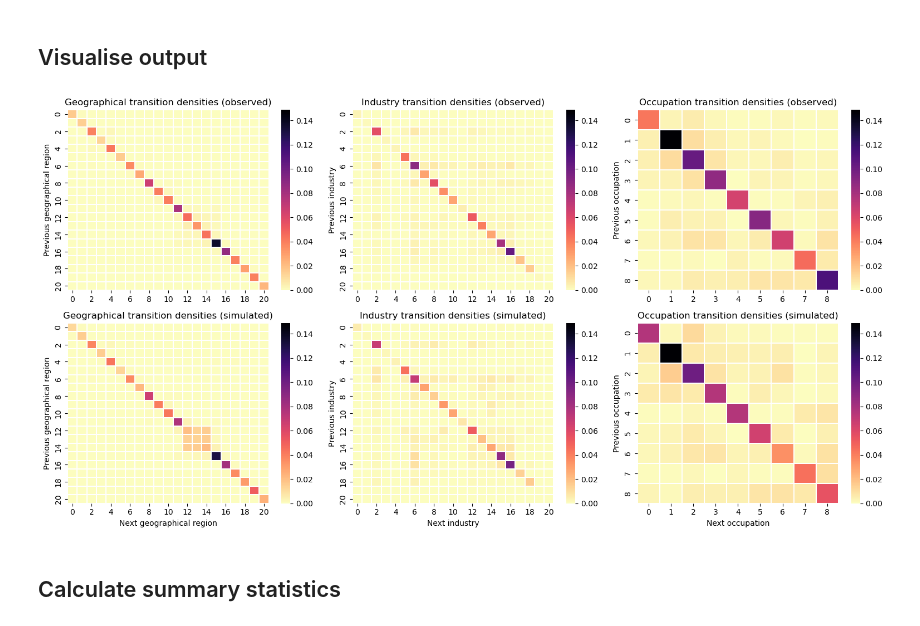
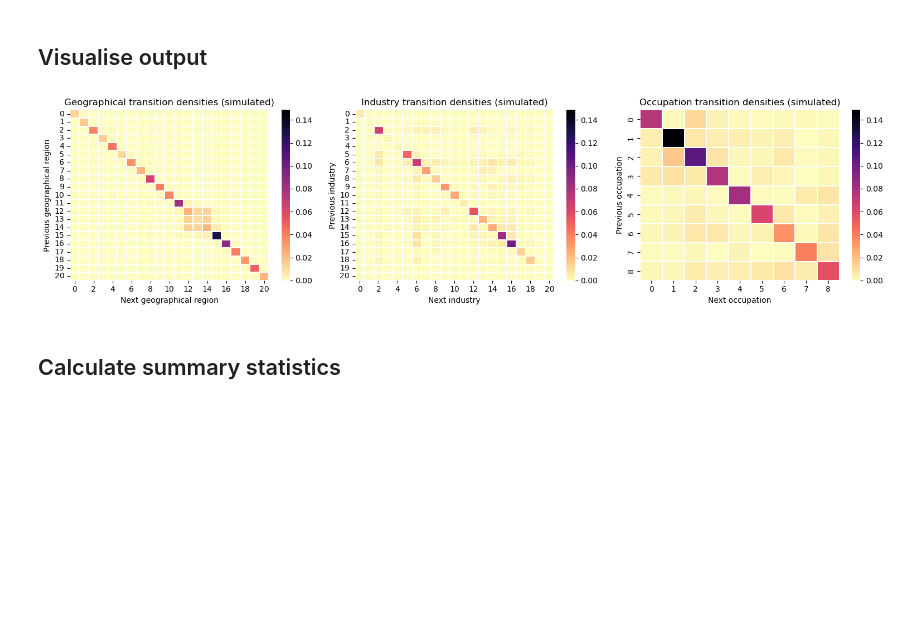
Before and after one commit to alan-turing-institute/UK-LabourFlowNetwork-Model, a Jupyter notebook: code/simulation/BasicSimulation.ipynb, the cells around one changed output. Drawn from its saved outputs; the diff is of its cells as text; code cells hidden in the pictures; blank space fills up the shorter version.

```diff
--- a/code/simulation/BasicSimulation.ipynb
+++ b/code/simulation/BasicSimulation.ipynb
@@ -210,51 +210,35 @@ It took 85 additional timesteps for the new flows to stabilise.
 # %%
         # Set plotting parameter
         maxval = max([reg_trans_mat.max().max(), sic_trans_mat.max().max(), soc_trans_mat.max().max(), \
                       normalized_transitions(statoff_reg_transition_matrix).max().max(), \
                       normalized_transitions(statoff_reg_transition_matrix).max().max(), \
                       normalized_transitions(statoff_reg_transition_matrix).max().max()])
 
         # Plot of job-to-job transitions
-        plt.figure(1, figsize=(15.5,8))
+        plt.figure(1, figsize=(15.5,4))
 
-        plt.subplot(231)
-        g1=sns.heatmap(reg_trans_mat, linewidth=0.05, cmap="magma_r", vmin=0, vmax=maxval, cbar_ax=None)
-        g1.set_ylabel("Previous geographical region")
-        g1.set_title("Geographical transition densities (observed)")
-
-        plt.subplot(232)
-        g2=sns.heatmap(sic_trans_mat, linewidth=0.05, cmap="magma_r", vmin=0, vmax=maxval, cbar_ax=None)
-
-        g2.set_ylabel("Previous industry")
-        g2.set_title("Industry transition densities (observed)")
-
-        plt.subplot(233)
-        g3=sns.heatmap(soc_trans_mat, linewidth=0.05, cmap="magma_r", vmin=0, vmax=maxval)
-        g3.set_ylabel("Previous occupation")
-        g3.set_title("Occupation transition densities (observed)")
-
-        plt.subplot(234)
+        plt.subplot(131)
         g4=sns.heatmap(normalized_transitions(statoff_reg_transition_matrix), linewidth=0.05, cmap="magma_r", vmin=0, vmax=maxval, cbar_ax=None)
         g4.set_xlabel("Next geographical region")
         g4.set_ylabel("Previous geographical region")
         g4.set_title("Geographical transition densities (simulated)")
 
-        plt.subplot(235)
+        plt.subplot(132)
         g5=sns.heatmap(normalized_transitions(statoff_sic_transition_matrix), linewidth=0.05, cmap="magma_r", vmin=0, vmax=maxval, cbar_ax=None)
         g5.set_xlabel("Next industry")
         g5.set_ylabel("Previous industry")
         g5.set_title("Industry transition densities (simulated)")
 
-        plt.subplot(236)
+        plt.subplot(133)
         g6=sns.heatmap(normalized_transitions(statoff_soc_transition_matrix) , linewidth=0.05, cmap="magma_r", vmin=0, vmax=maxval, cbar_ax=None)
         g6.set_xlabel("Next occupation")
         g6.set_ylabel("Previous occupation")
         g6.set_title("Occupation transition densities (simulated)")
 
         plt.tight_layout()
         plt.show()
 # %% [output]
-[figure, old version]
+[figure, new version]
 # %% [markdown]
 ## Calculate summary statistics
 # %%
```
Also changed, not shown: parts of 4 cells of this notebook, 5 other files.
